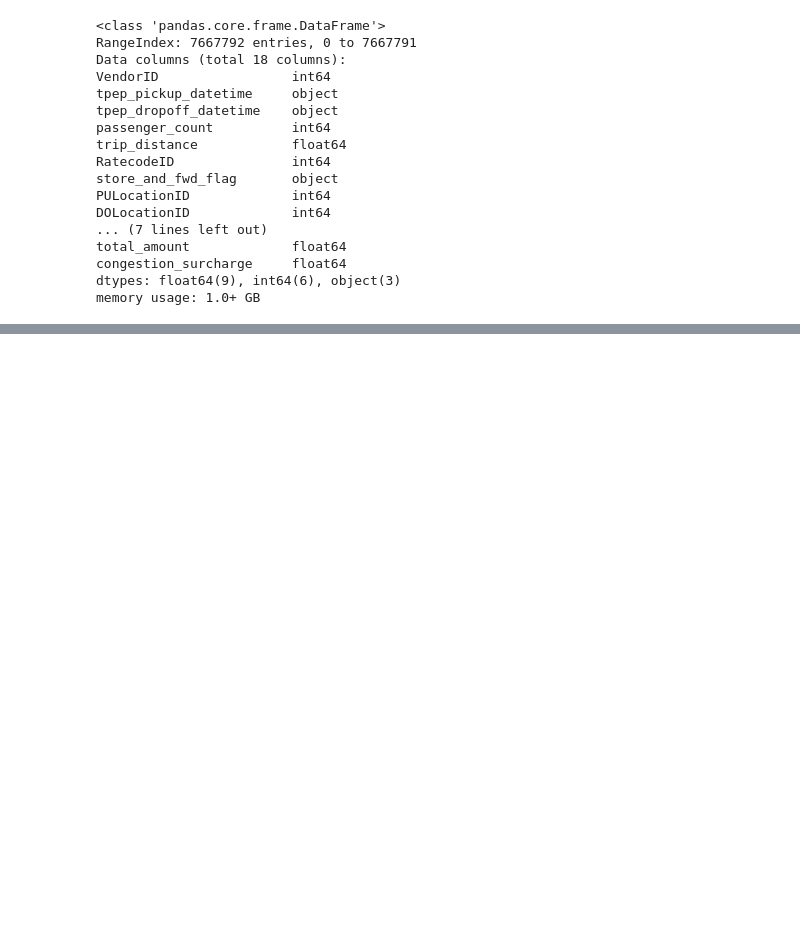
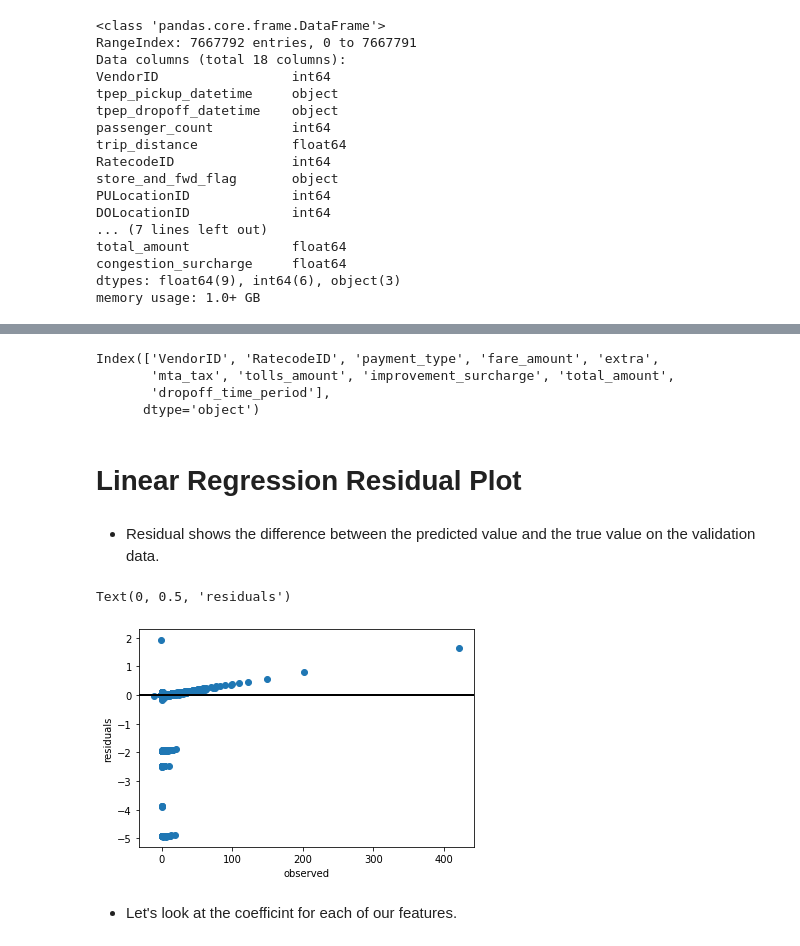
Before and after one commit to geewynn/Machine-Learning-Project, a Jupyter notebook: New York Trip/trip_analysis.ipynb, the cells around one changed output, grey strips where cells are left out. Cells and saved outputs as stored; diff of their text form; code cells hidden in the pictures; blank space fills up the shorter version.

```diff
--- a/New York Trip/trip_analysis.ipynb
+++ b/New York Trip/trip_analysis.ipynb
@@ -547,0 +228,4 @@ reverse_array(arr)
+# %%
+#predict on our validation set
+
+pred= reg.predict(X_val)
@@ -547,0 +327,26 @@ reverse_array(arr)
+# %%
+
+reduced = data.loc[:, lcv_mask]
+reduced.columns
+# %% [output]
+Index(['VendorID', 'RatecodeID', 'payment_type', 'fare_amount', 'extra',
+       'mta_tax', 'tolls_amount', 'improvement_surcharge', 'total_amount',
+       'dropoff_time_period'],
+      dtype='object')
+# %% [markdown]
+# Linear Regression Residual Plot
+# %% [markdown]
+- Residual shows the difference between the predicted value and the true value on the validation data.
+# %%
+residuals = y_val - pred
+# %%
+fig, ax = plt.subplots()
+ax.scatter(y_val, residuals)
+ax.axhline(lw=2, color='black')
+ax.set_xlabel('observed')
+ax.set_ylabel('residuals')
+# %% [output]
+Text(0, 0.5, 'residuals')
+[figure, added]
+# %% [markdown]
+- Let's look at the coefficint for each of our features.
```
Also changed, not shown: parts of 187 cells of this notebook, 1 other file.
